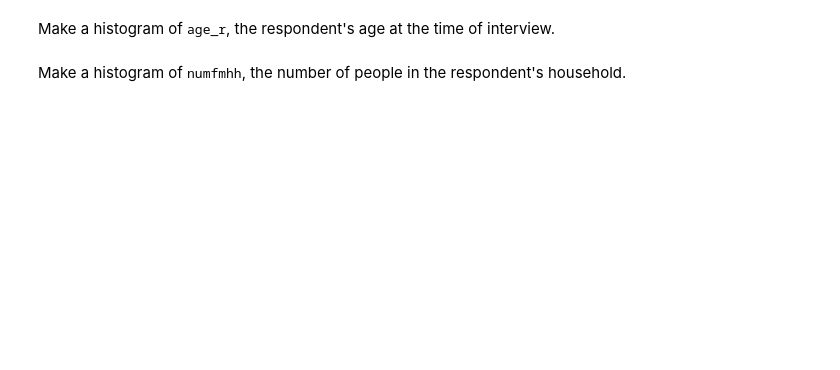
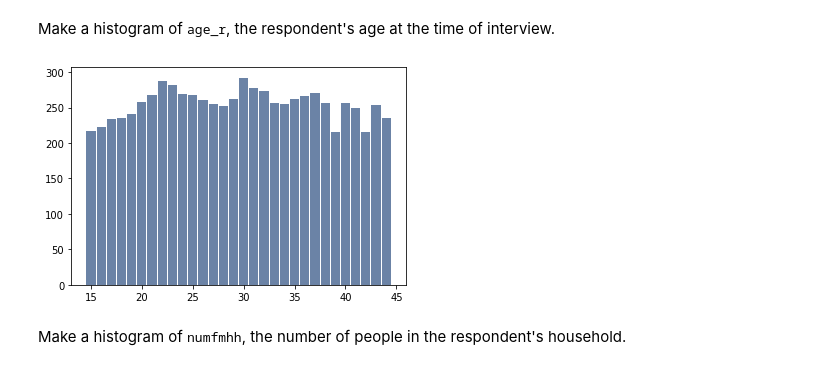
Before and after one commit to 2legit/ThinkStats2, a Jupyter notebook: code/chap02ex.ipynb, the cells around one changed output. Cells and saved outputs as stored; diff of their text form; code cells hidden in the pictures; blank space fills up the shorter version.

```diff
--- a/code/chap02ex.ipynb
+++ b/code/chap02ex.ipynb
@@ -273,6 +303,9 @@ Make a histogram of <tt>totincr</tt> the total income for the respondent's famil
 Make a histogram of <tt>age_r</tt>, the respondent's age at the time of interview.
 # %%
 # Solution goes here
+thinkplot.hist(thinkstats2.Hist(resp.age_r))
+# %% [output]
+[figure, added]
 # %% [markdown]
 Make a histogram of <tt>numfmhh</tt>, the number of people in the respondent's household.
 # %%
```
Also changed, not shown: parts of 26 cells of this notebook, 6 other files.
